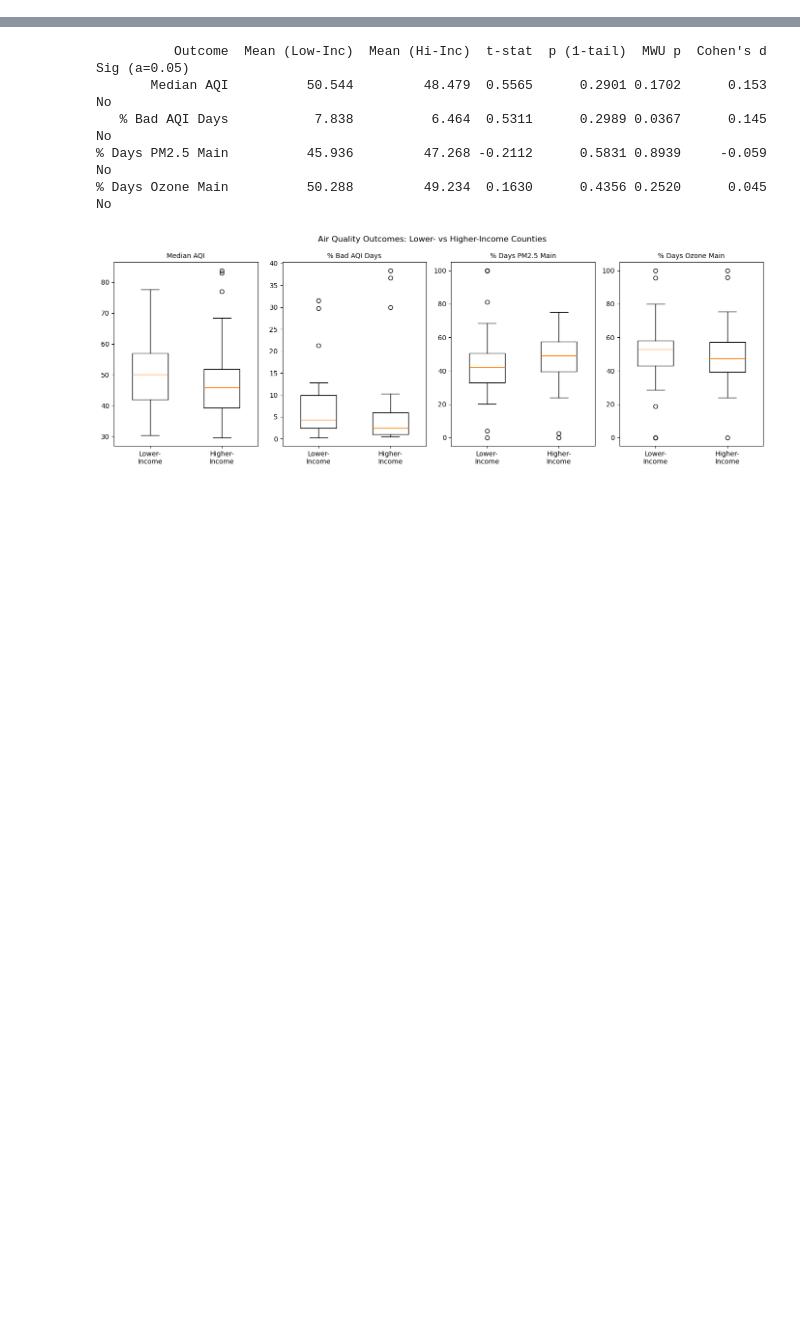
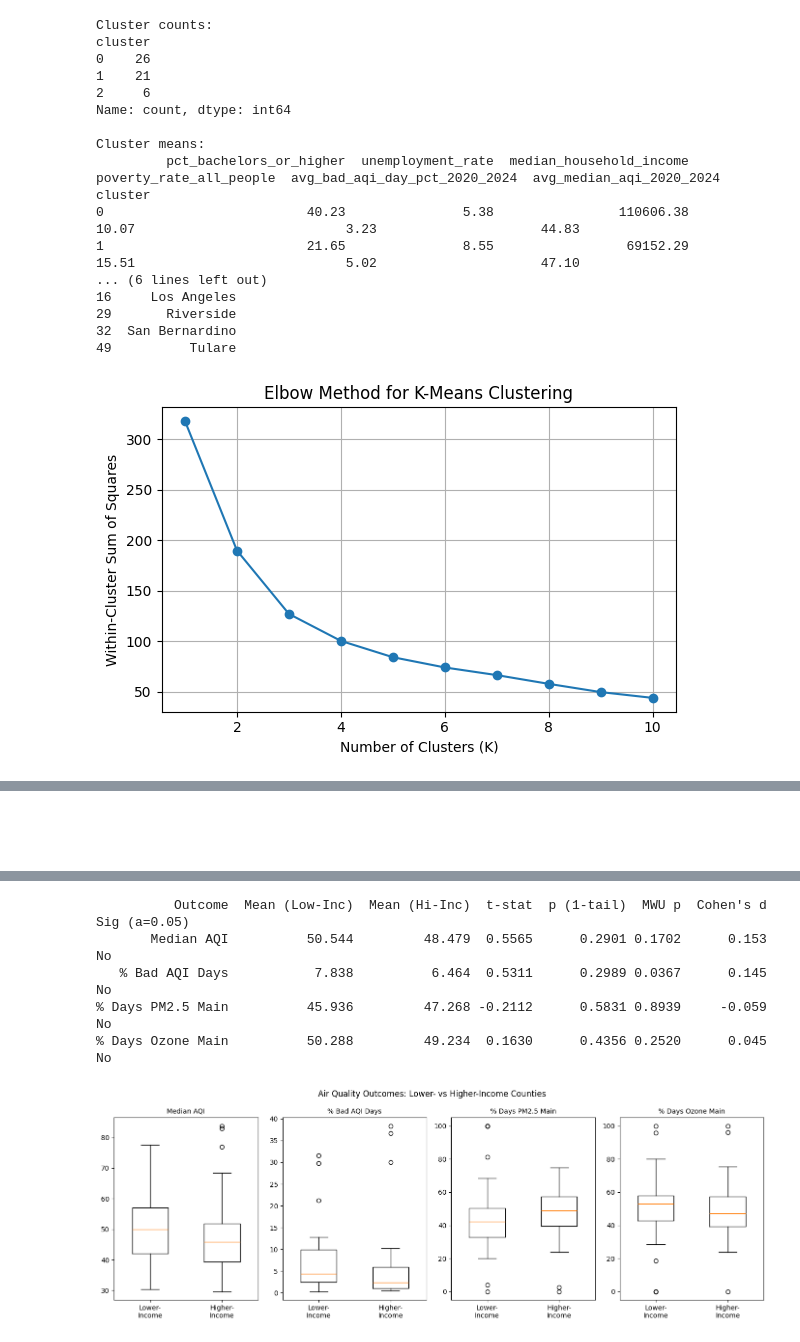
Before and after one commit to timhaotongwu/Group-11---MATH189, a Jupyter notebook: analysis.ipynb, the cells around one changed output, grey strips where cells are left out. Saved outputs shown, nothing was run; the diff lists cells and outputs as text; code cells hidden in the pictures; blank space fills up the shorter version.

```diff
--- a/analysis.ipynb
+++ b/analysis.ipynb
@@ -13,0 +398,78 @@ df = pd.read_csv("ca_aqi_acs_master_county_avg.csv")
+# %%
+features = [
+    "pct_bachelors_or_higher",
+    "unemployment_rate",
+    "median_household_income",
+    "poverty_rate_all_people",
+    "avg_bad_aqi_day_pct_2020_2024",
+    "avg_median_aqi_2020_2024"
+]
+
+X = df[features]
+X_scaled = StandardScaler().fit_transform(X)
+
+kmeans = KMeans(n_clusters=3, random_state=42, n_init=10)
+df["cluster"] = kmeans.fit_predict(X_scaled)
+
+pd.set_option("display.max_columns", None)
+pd.set_option("display.width", 1000)
+
+print("\nCluster counts:")
+print(df["cluster"].value_counts())
+
+print("\nCluster means:")
+print(df.groupby("cluster")[features].mean().round(2))
+
+print("\nCounties in Cluster 2:")
+print(df[df["cluster"] == 2][["county"]])
+
+# Figure 1: Elbow plot
+k_values = range(1, 11)
+inertia = []
+
+for k in k_values:
+    km = KMeans(n_clusters=k, random_state=42, n_init=10)
+    km.fit(X_scaled)
+    inertia.append(km.inertia_)
+
+plt.figure(1, figsize=(6, 4))
+plt.plot(k_values, inertia, marker="o")
+plt.xlabel("Number of Clusters (K)")
+plt.ylabel("Within-Cluster Sum of Squares")
+plt.title("Elbow Method for K-Means Clustering")
+plt.grid(True)
+plt.tight_layout()
+plt.savefig("figures/elbow_plot.png")
+plt.show()
+
+# Figure 2: PCA plot
+pca = PCA(n_components=2)
+X_pca = pca.fit_transform(X_scaled)
+
+plt.figure(2, figsize=(8, 6))
+plt.scatter(X_pca[:, 0], X_pca[:, 1], c=df["cluster"])
+plt.xlabel("Principal Component 1")
+plt.ylabel("Principal Component 2")
+plt.title("K-Means Clustering of California Counties")
+plt.tight_layout()
+plt.savefig("figures/pca_clusters.png")
+plt.show()
+# %% [output]
+Cluster counts:
+cluster
+0    26
+1    21
+2     6
+Name: count, dtype: int64
+
+Cluster means:
+         pct_bachelors_or_higher  unemployment_rate  median_household_income  poverty_rate_all_people  avg_bad_aqi_day_pct_2020_2024  avg_median_aqi_2020_2024
+cluster
+0                          40.23               5.38                110606.38                    10.07                           3.23                     44.83
+1                          21.65               8.55                 69152.29                    15.51                           5.02                     47.10
+... (6 lines left out)
+16     Los Angeles
+29       Riverside
+32  San Bernardino
+49          Tulare
+[figure, added]
@@ -14 +477,3 @@ df = pd.read_csv("ca_aqi_acs_master_county_avg.csv")
+# %% [markdown]
+<br><br/>
 # %% [markdown]
```
Also changed, not shown: parts of 29 cells of this notebook.
